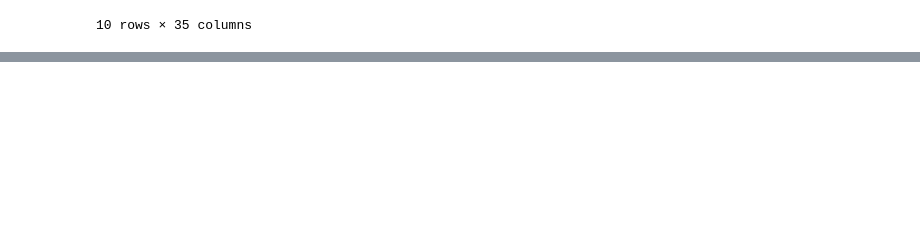
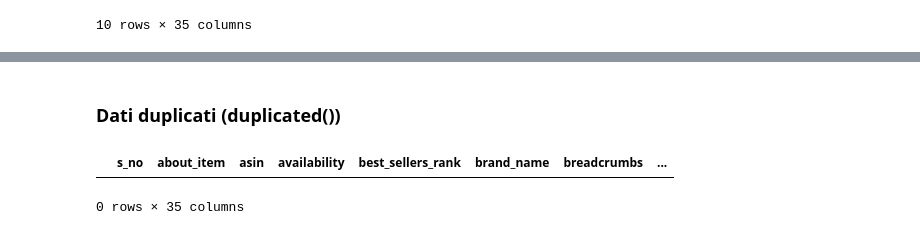
Before and after one commit to annarudych/project_amazon, a Jupyter notebook: amazon.ipynb, the cells around one changed output, grey strips where cells are left out. Cells and saved outputs as stored; diff of their text form; code cells hidden in the pictures; blank space fills up the shorter version.

```diff
--- a/amazon.ipynb
+++ b/amazon.ipynb
@@ -134,0 +250,10 @@ None
+# %% [markdown]
+### Dati duplicati (duplicated())
+# %%
+# check for duplicate rows in the dataset
+dfamazon.duplicated().sum()
+# show duplicate rows based on 'asin' and 'review_id' columns
+dfamazon[dfamazon.duplicated(subset=['asin','review_id'], keep=False)]
+# %% [output]
+|  | s_no | about_item | asin | availability | best_sellers_rank | brand_name | breadcrumbs | ... |
+0 rows × 35 columns
```
Also changed, not shown: parts of 20 cells of this notebook.
